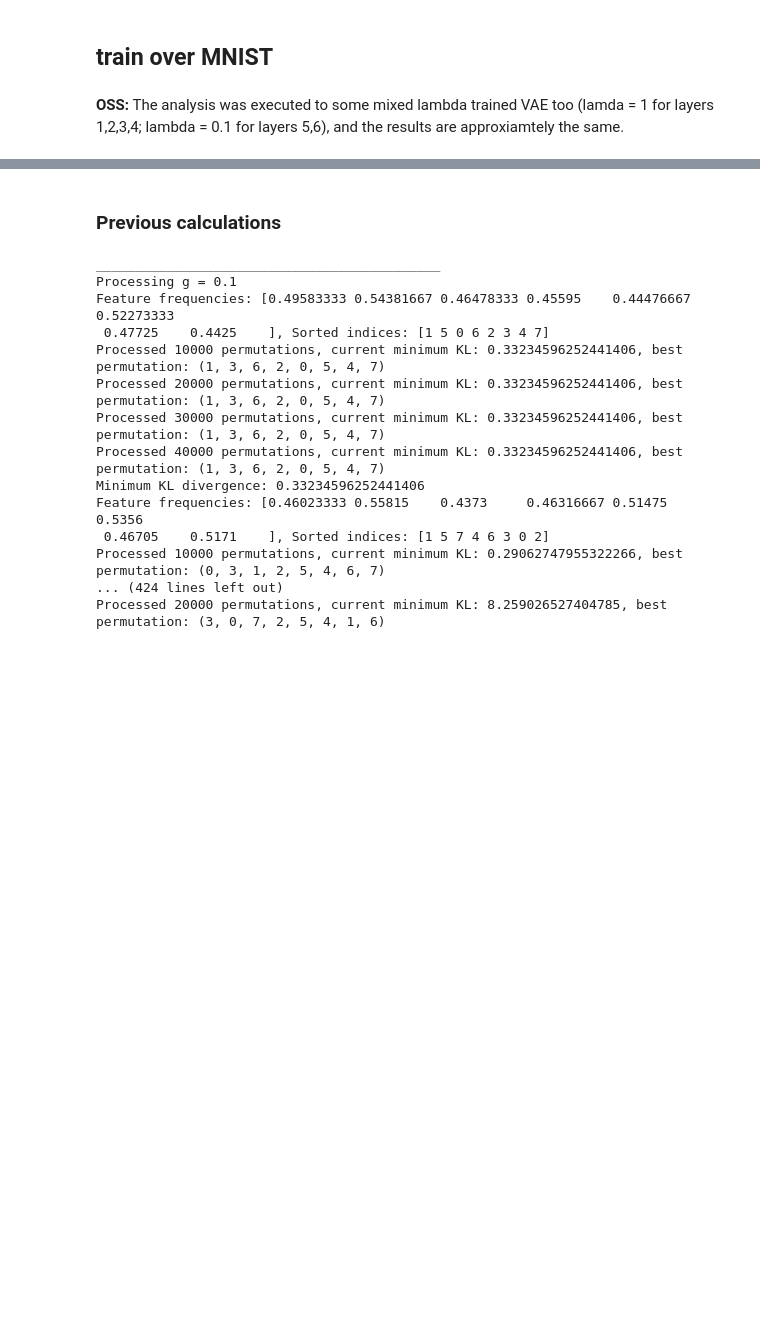
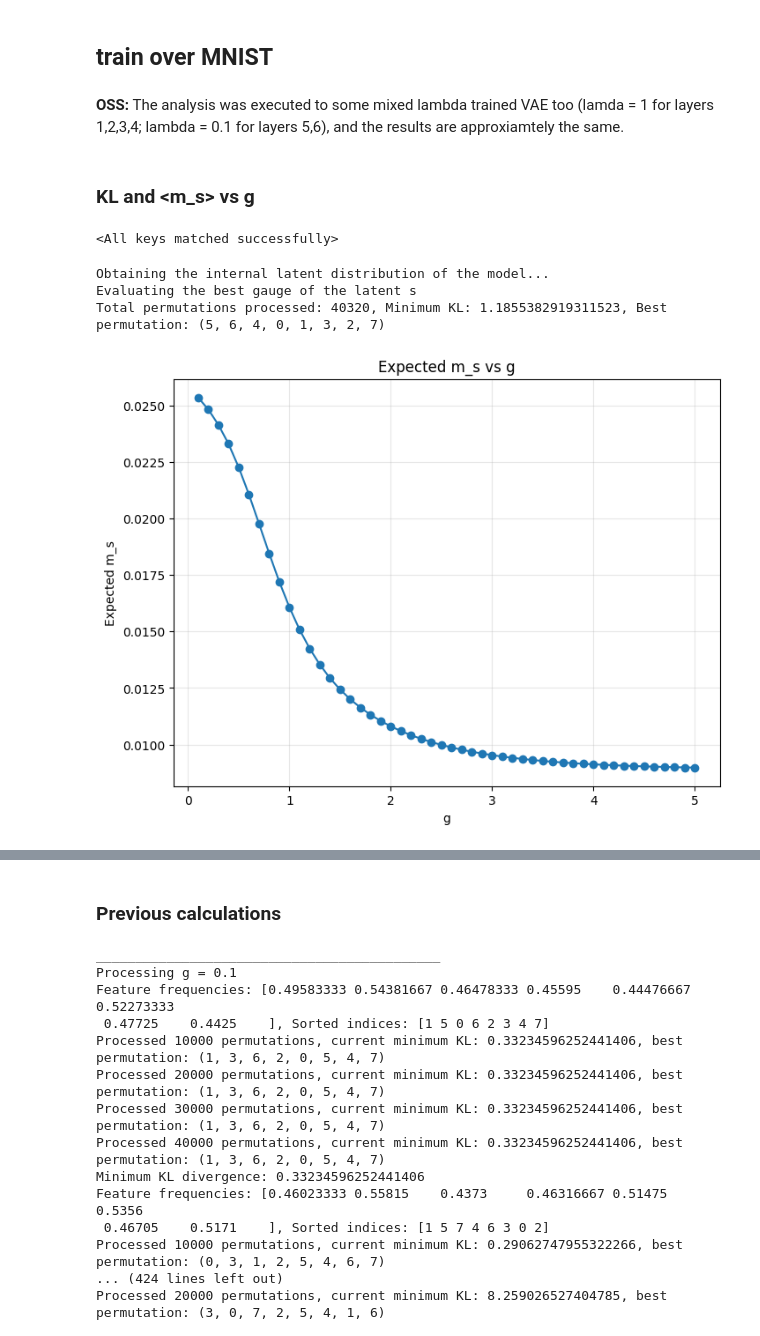
Before and after one commit to EnricoFrausin/discrete, a Jupyter notebook: code/depth_analysis.ipynb, the cells around one changed output, grey strips where cells are left out. Cells and saved outputs as stored; diff of their text form; code cells hidden in the pictures; blank space fills up the shorter version.

```diff
--- a/code/depth_analysis.ipynb
+++ b/code/depth_analysis.ipynb
@@ -382,3 +400,5 @@ save_individual_plots_from_dicts(
 train_loader = train_loader_MNIST
 val_loader = val_loader_MNIST
 input_dim = 784
+# %% [markdown]
+### KL and <m_s> vs g
@@ -384,0 +409,20 @@ input_dim = 784
+# %%
+#1hl
+my_model = VAE_priorCategorical(input_dim=input_dim, categorical_dim=2, latent_dim=8, decrease_rate=0.5, device=device, num_hidden_layers=1, LayerNorm=True).to(device)
+my_model.load_state_dict(torch.load('/Users/enricofrausin/Programmazione/PythonProjects/Fisica/Architetture/VAE/discrete/models_parameters/priorCategorical/MNIST/ld8_glog2_ep15_lmb01_dr05_gKLlog2_LN_1hl_0.pth', map_location=device))
+# %% [output]
+<All keys matched successfully>
+# %%
+print("Obtaining the internal latent distribution of the model...")
+empirical_probs, total_samples = get_empirical_latent_distribution(my_model, train_loader, device=device)
+good_gauged_dict = flip_gauge_bits(empirical_probs)
+print("Evaluating the best gauge of the latent s")
+minimum_kl, best_permutation, gauged_states = find_minimum_kl_brute_force(good_gauged_dict, g=0.6, return_additional_info=True)
+# %% [output]
+Obtaining the internal latent distribution of the model...
+Evaluating the best gauge of the latent s
+Total permutations processed: 40320, Minimum KL: 1.1855382919311523, Best permutation: (5, 6, 4, 0, 1, 3, 2, 7)
+# %%
+plot_expected_ms_vs_g(gauged_states)
+# %% [output]
+[figure, added]
```
Also changed, not shown: parts of 14 cells of this notebook, 50 other files.
